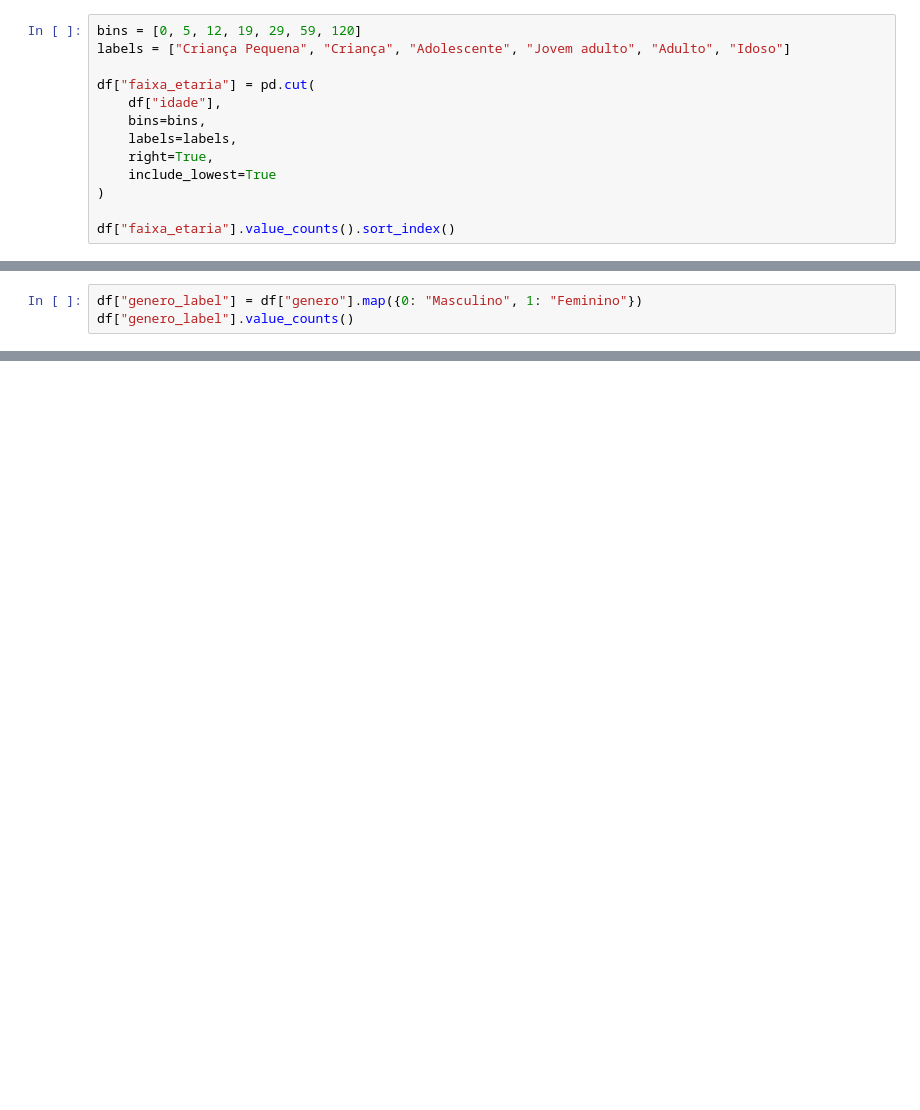
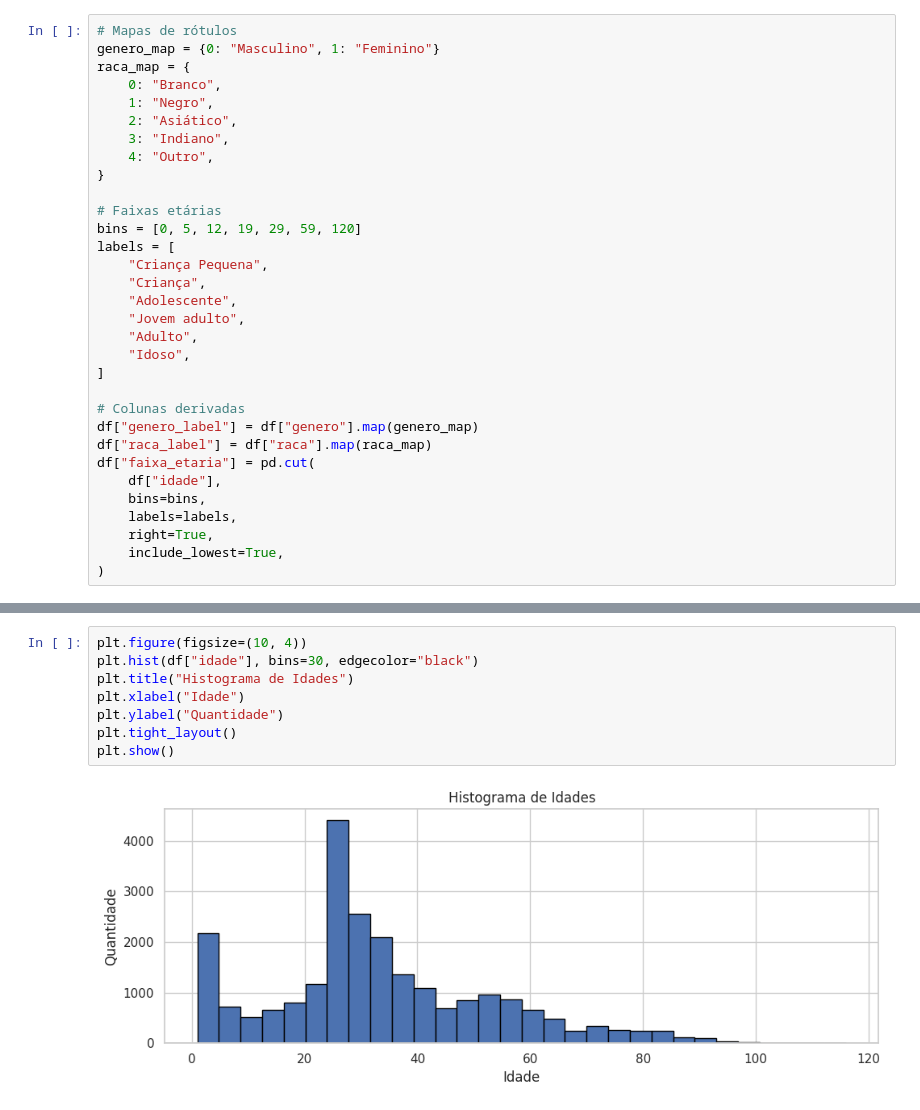
Before and after one commit to marinhoDuds/Projeto-IA, a Jupyter notebook: notebooks/data_exploration.ipynb, the cells around one changed output, grey strips where cells are left out. Cells and saved outputs as stored; diff of their text form; blank space fills up the shorter version.

Commit message:
feat: improve data exploration (formatted outputs, visuals and insights)

```diff
--- a/notebooks/data_exploration.ipynb
+++ b/notebooks/data_exploration.ipynb
@@ -64,13 +92,32 @@ As imagens são legendadas no formato `[idade]_[genero]_[raça]_[data&hora].jpg`
 # %%
+# Mapas de rótulos
+genero_map = {0: "Masculino", 1: "Feminino"}
+raca_map = {
+    0: "Branco",
+    1: "Negro",
+    2: "Asiático",
+    3: "Indiano",
+    4: "Outro",
+}
+
+# Faixas etárias
 bins = [0, 5, 12, 19, 29, 59, 120]
-labels = ["Criança Pequena", "Criança", "Adolescente", "Jovem adulto", "Adulto", "Idoso"]
+labels = [
+    "Criança Pequena",
+    "Criança",
+    "Adolescente",
+    "Jovem adulto",
+    "Adulto",
+    "Idoso",
+]
 
+# Colunas derivadas
+df["genero_label"] = df["genero"].map(genero_map)
+df["raca_label"] = df["raca"].map(raca_map)
 df["faixa_etaria"] = pd.cut(
     df["idade"],
     bins=bins,
     labels=labels,
     right=True,
-    include_lowest=True
+    include_lowest=True,
 )
-
-df["faixa_etaria"].value_counts().sort_index()
@@ -86,3 +123,0 @@ Name: count, dtype: int64
-# %%
-df["genero_label"] = df["genero"].map({0: "Masculino", 1: "Feminino"})
-df["genero_label"].value_counts()
@@ -127,0 +184,10 @@ pd.crosstab(df["raca_label"], df["genero_label"])
+# %%
+plt.figure(figsize=(10, 4))
+plt.hist(df["idade"], bins=30, edgecolor="black")
+plt.title("Histograma de Idades")
+plt.xlabel("Idade")
+plt.ylabel("Quantidade")
+plt.tight_layout()
+plt.show()
+# %% [output]
+[figure, added]
```
Also changed, not shown: parts of 27 cells of this notebook.
